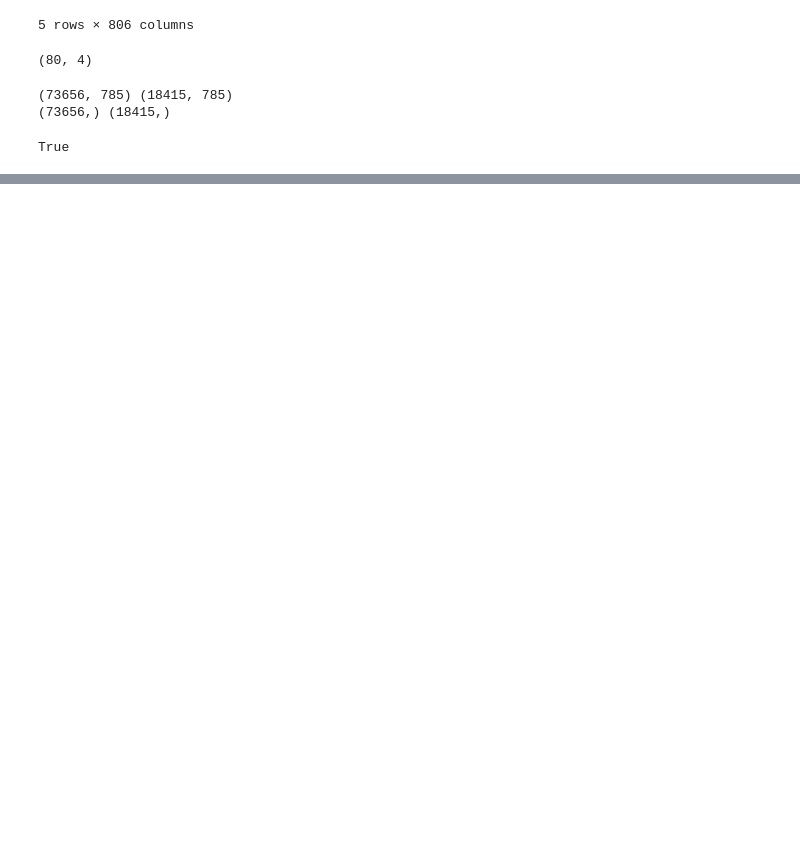
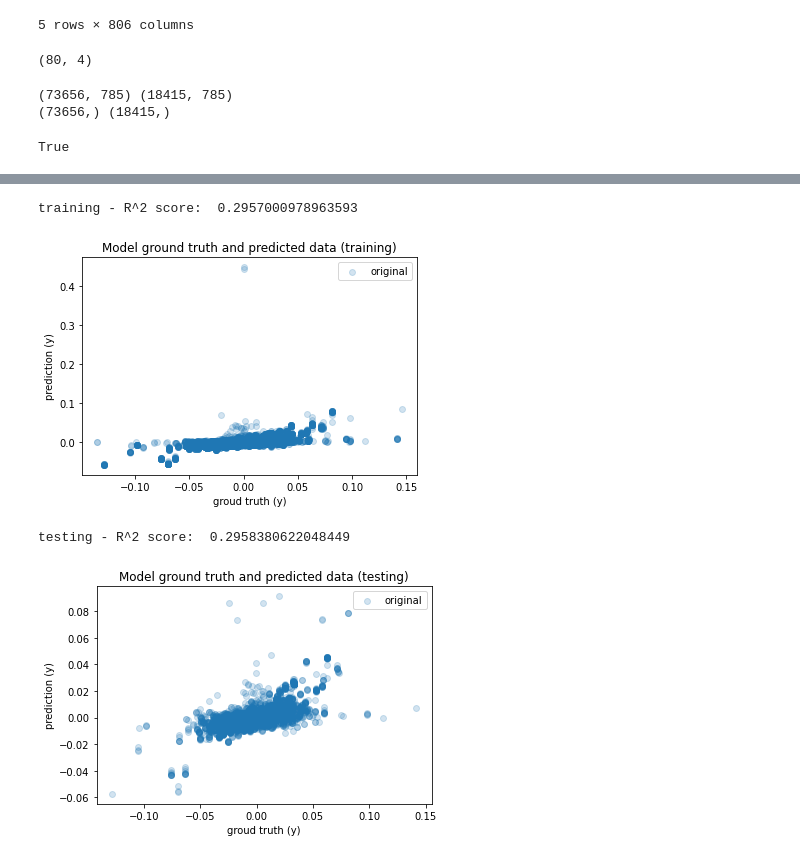
Before and after one commit to murilobellatini/crypto-prophet, a Jupyter notebook: notebooks/07b_train_xgboost_regressor_ta.ipynb, the cells around one changed output, grey strips where cells are left out. Cells and saved outputs as stored; diff of their text form; code cells hidden in the pictures; blank space fills up the shorter version.

```diff
--- a/notebooks/07b_train_xgboost_regressor_ta.ipynb
+++ b/notebooks/07b_train_xgboost_regressor_ta.ipynb
@@ -116,4 +130,9 @@ with open(LOCAL_MODELS_PATH / 'xgboost_20211013_ta.pkl', mode='wb') as fp:
 # %%
 # plots results
-plot_stats_regressor(model, X_train, y_train, test_name='training')
-plot_stats_regressor(model, X_test, y_test, test_name='testing')
+plot_stats_regressor(model, X_train, y_train.fillna(0), test_name='training')
+plot_stats_regressor(model, X_test, y_test.fillna(0), test_name='testing')
+# %% [output]
+training - R^2 score:  0.2957000978963593
+[figure, added]
+testing - R^2 score:  0.2958380622048449
+[figure, added]
```
Also changed, not shown: parts of 6 cells of this notebook, 6 other files.
